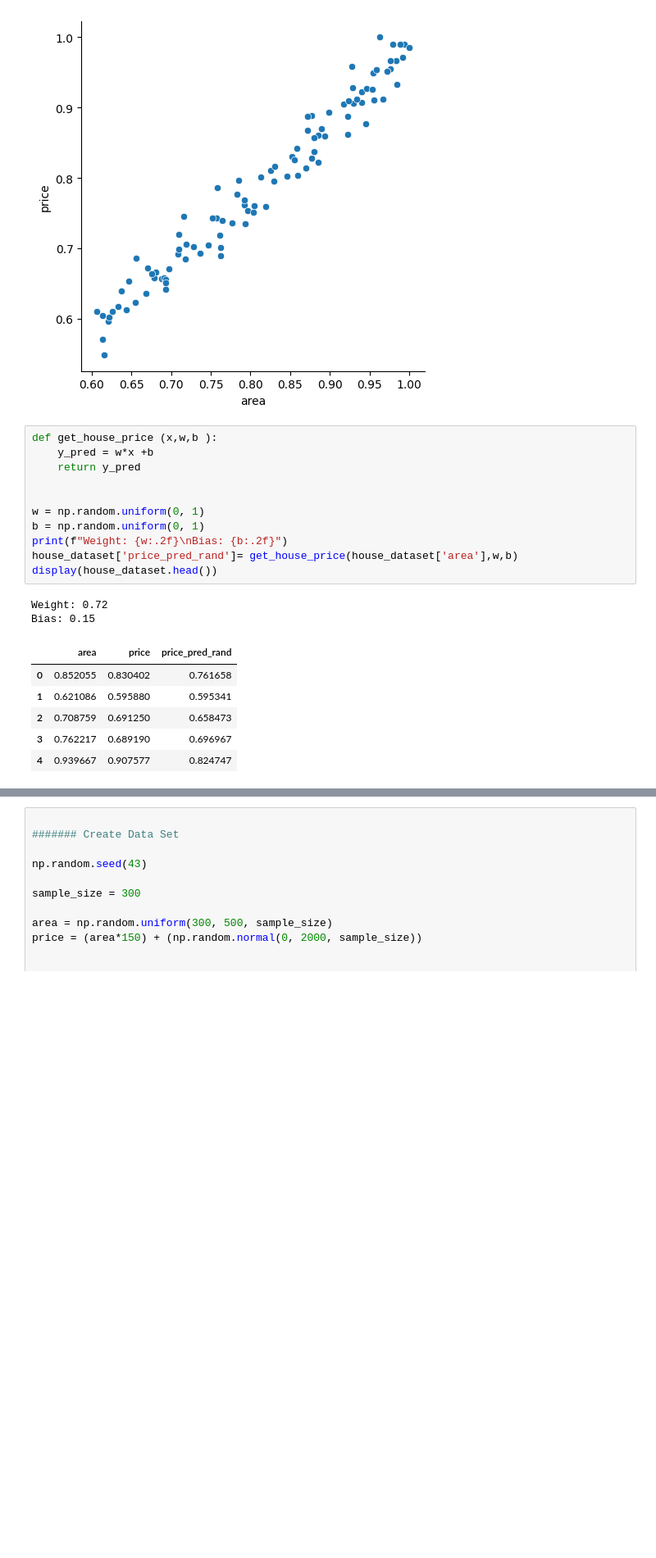
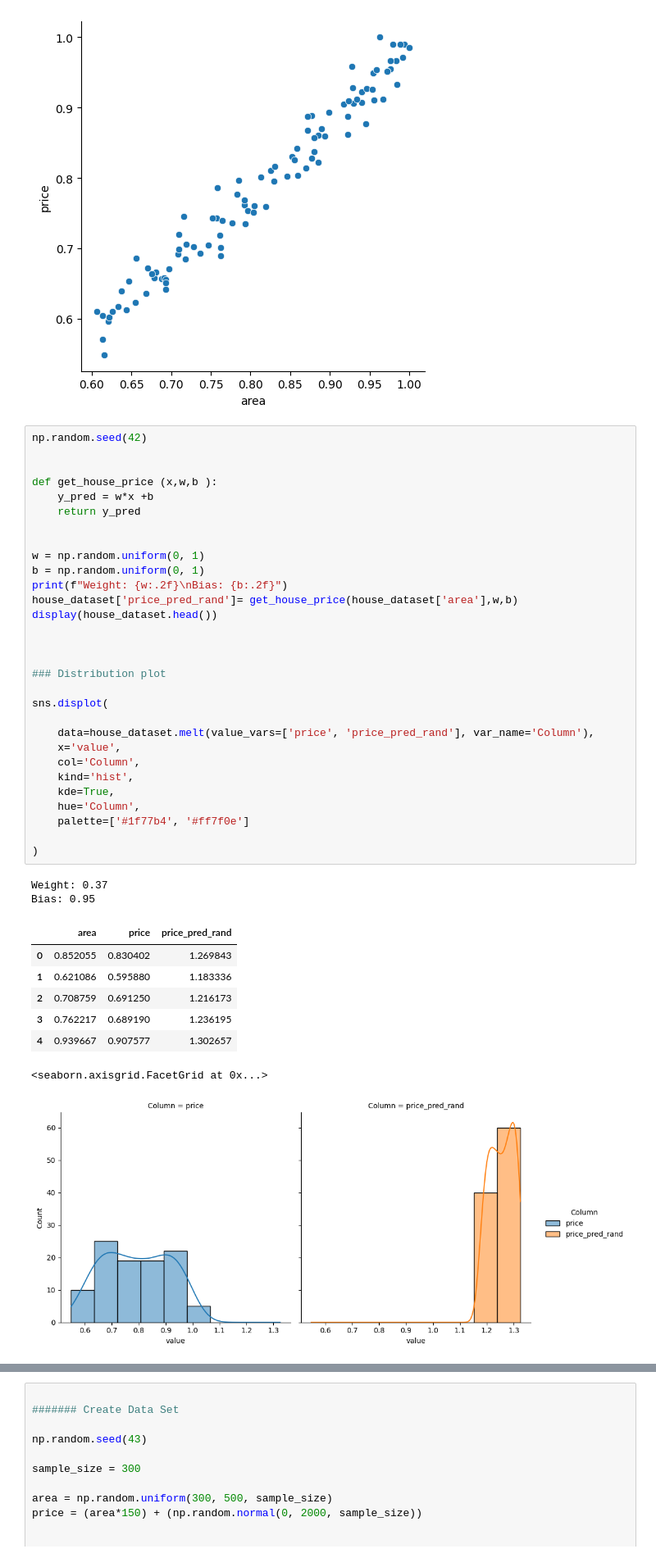
Before and after one commit to KamranMdShaikh/20241215_ML, a Jupyter notebook: test.ipynb, the cells around one changed output, grey strips where cells are left out. Shown at 82% size. Cells and saved outputs as stored; diff of their text form; blank space fills up the shorter version.

```diff
--- a/test.ipynb
+++ b/test.ipynb
@@ -80,22 +89,43 @@ sns.relplot(
 <seaborn.axisgrid.FacetGrid at 0x...>
 [figure]
 # %%
+np.random.seed(42)
+
+
 def get_house_price (x,w,b ):
     y_pred = w*x +b
     return y_pred
 
 
 w = np.random.uniform(0, 1)
 b = np.random.uniform(0, 1)
 print(f"Weight: {w:.2f}\nBias: {b:.2f}")
 house_dataset['price_pred_rand']= get_house_price(house_dataset['area'],w,b)
 display(house_dataset.head())
+
+
+
+### Distribution plot
+
+sns.displot(
+
+    data=house_dataset.melt(value_vars=['price', 'price_pred_rand'], var_name='Column'),
+    x='value',
+    col='Column',
+    kind='hist',
+    kde=True,
+    hue='Column',
+    palette=['#1f77b4', '#ff7f0e']
+
+)
 # %% [output]
-Weight: 0.72
-Bias: 0.15
+Weight: 0.37
+Bias: 0.95
 |  | area | price | price_pred_rand |
-| 0 | 0.852055 | 0.830402 | 0.761658 |
-| 1 | 0.621086 | 0.595880 | 0.595341 |
-| 2 | 0.708759 | 0.691250 | 0.658473 |
-| 3 | 0.762217 | 0.689190 | 0.696967 |
-| 4 | 0.939667 | 0.907577 | 0.824747 |
+| 0 | 0.852055 | 0.830402 | 1.269843 |
+| 1 | 0.621086 | 0.595880 | 1.183336 |
+| 2 | 0.708759 | 0.691250 | 1.216173 |
+| 3 | 0.762217 | 0.689190 | 1.236195 |
+| 4 | 0.939667 | 0.907577 | 1.302657 |
+<seaborn.axisgrid.FacetGrid at 0x...>
+[figure, added]
```
Also changed, not shown: parts of 10 cells of this notebook.
